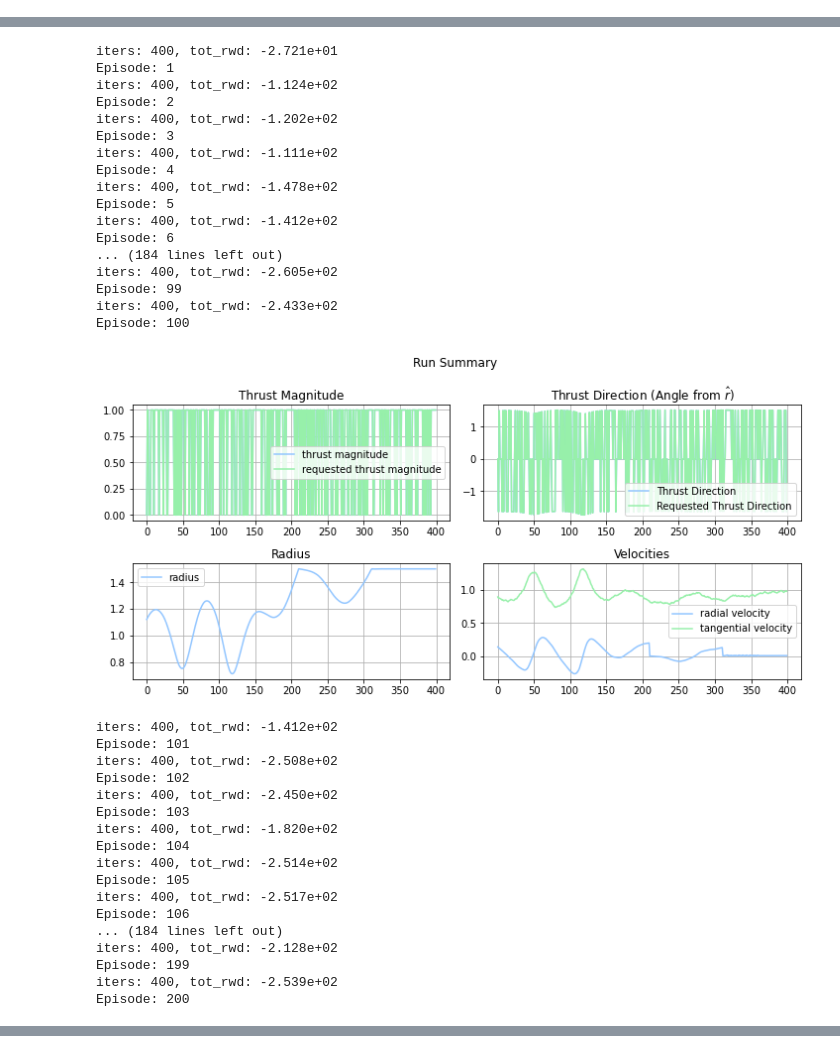
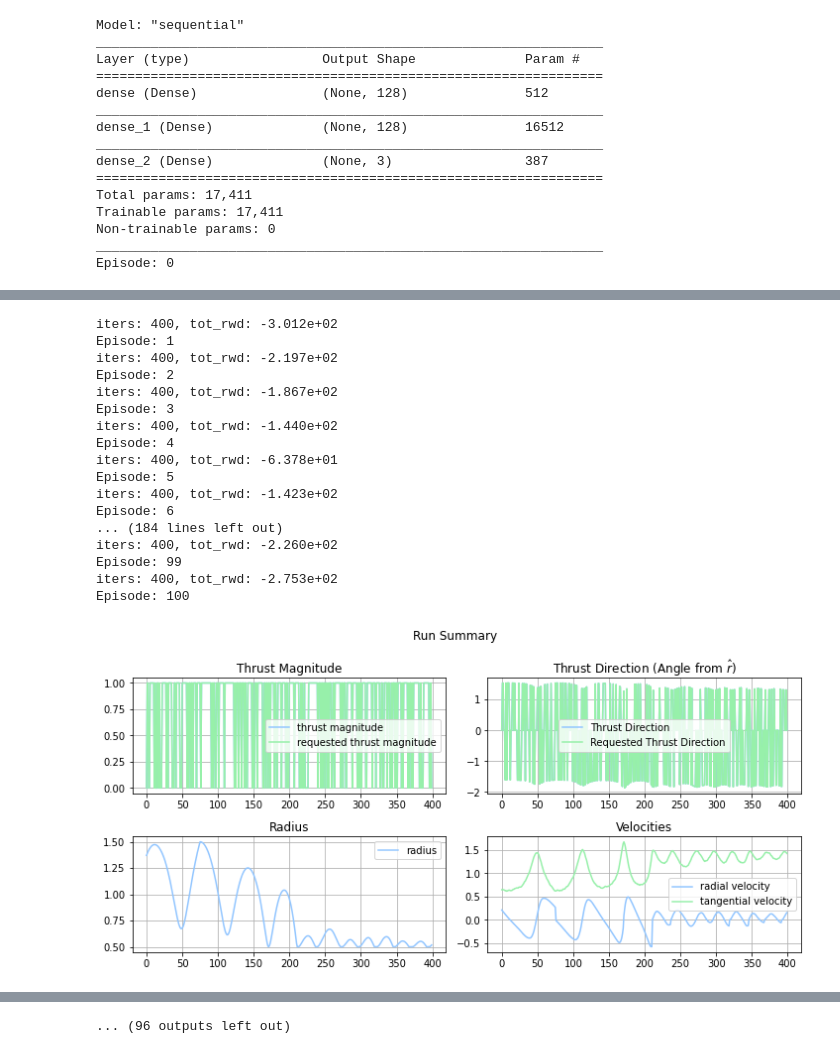
Before and after one commit to BrownParticleAstro/YH_Rocket_Circularization, a Jupyter notebook: rocket_dqn.ipynb, the cells around one changed output, grey strips where cells are left out. Drawn from its saved outputs; the diff is of its cells as text; code cells hidden in the pictures.

```diff
--- a/rocket_dqn.ipynb
+++ b/rocket_dqn.ipynb
@@ -21,5 +32,5 @@ from IPython.display import FileLink
 # %%
-model_name = './dqn_test_10/'
+model_name = './dqn_test_11/'
 
 model = DeepQNetwork(dims=[3, 128, 128, 3],
                         epsilon=1.0, epsilon_decay=.1, gamma=.95,
@@ -51,0 +60,15 @@ Episode: 0
+Model: "sequential"
+_________________________________________________________________
+Layer (type)                 Output Shape              Param #
+=================================================================
+dense (Dense)                (None, 128)               512
+_________________________________________________________________
+dense_1 (Dense)              (None, 128)               16512
+_________________________________________________________________
+dense_2 (Dense)              (None, 3)                 387
+=================================================================
+Total params: 17,411
+Trainable params: 17,411
+Non-trainable params: 0
+_________________________________________________________________
+Episode: 0
@@ -53,35 +76,18 @@ Episode: 0
-iters: 400, tot_rwd: -2.721e+01
-Episode: 1
-iters: 400, tot_rwd: -1.124e+02
-Episode: 2
-iters: 400, tot_rwd: -1.202e+02
-Episode: 3
-iters: 400, tot_rwd: -1.111e+02
-Episode: 4
-iters: 400, tot_rwd: -1.478e+02
-Episode: 5
-iters: 400, tot_rwd: -1.412e+02
-Episode: 6
-... (184 lines left out)
-iters: 400, tot_rwd: -2.605e+02
-Episode: 99
-iters: 400, tot_rwd: -2.433e+02
-Episode: 100
+iters: 400, tot_rwd: -3.012e+02
+Episode: 1
+iters: 400, tot_rwd: -2.197e+02
+Episode: 2
+iters: 400, tot_rwd: -1.867e+02
+Episode: 3
+iters: 400, tot_rwd: -1.440e+02
+Episode: 4
+iters: 400, tot_rwd: -6.378e+01
+Episode: 5
+iters: 400, tot_rwd: -1.423e+02
+Episode: 6
+... (184 lines left out)
+iters: 400, tot_rwd: -2.260e+02
+Episode: 99
+iters: 400, tot_rwd: -2.753e+02
+Episode: 100
-[figure, old version]
+[figure, new version]
-iters: 400, tot_rwd: -1.412e+02
-Episode: 101
-iters: 400, tot_rwd: -2.508e+02
-Episode: 102
-iters: 400, tot_rwd: -2.450e+02
-Episode: 103
-iters: 400, tot_rwd: -1.820e+02
-Episode: 104
-iters: 400, tot_rwd: -2.514e+02
-Episode: 105
-iters: 400, tot_rwd: -2.517e+02
-Episode: 106
-... (184 lines left out)
-iters: 400, tot_rwd: -2.128e+02
-Episode: 199
-iters: 400, tot_rwd: -2.539e+02
-Episode: 200
@@ -144,3 +207,4 @@ Episode: 500
+... (96 outputs left out)
 # %%
 model.save(model_name)
 # %%
```
Also changed, not shown: parts of 6 cells of this notebook.
